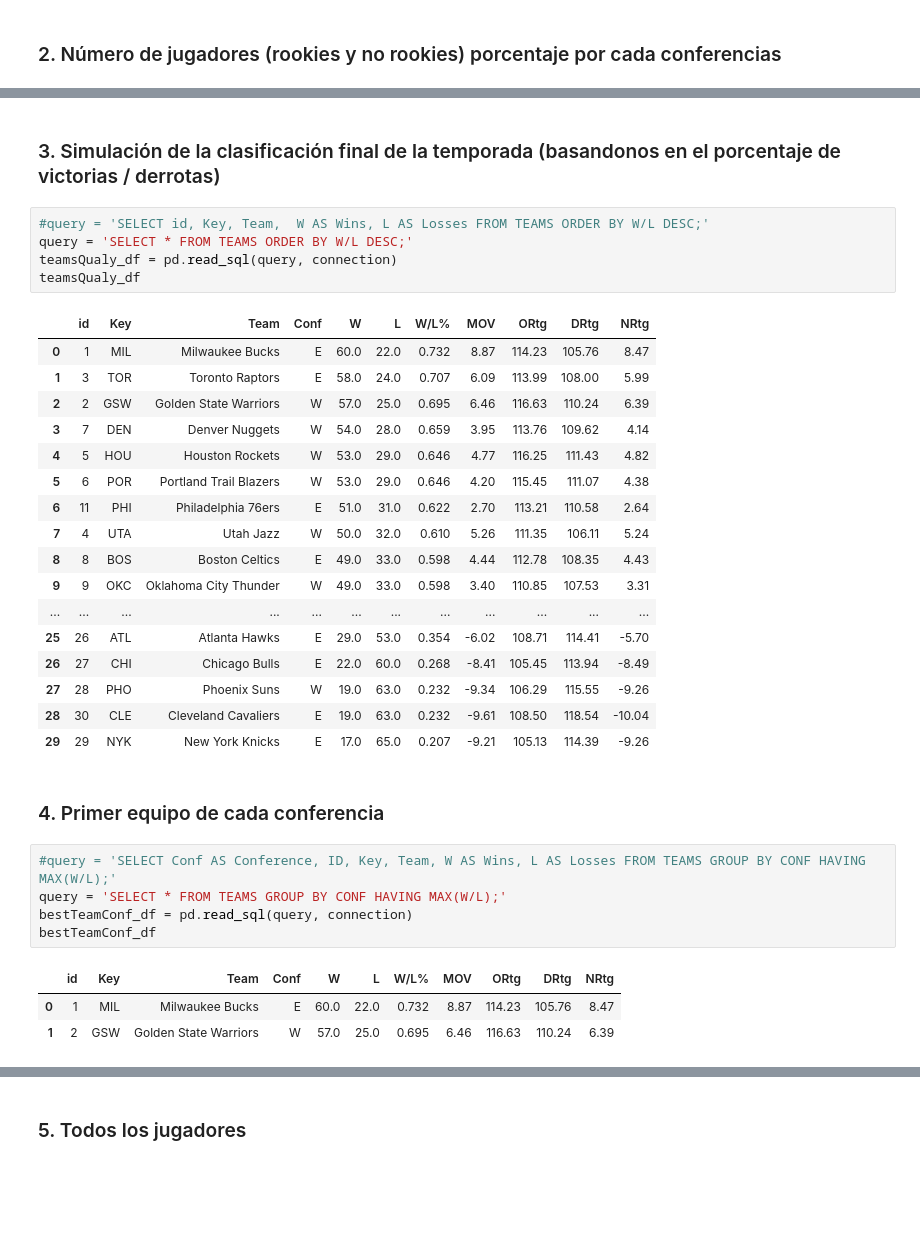
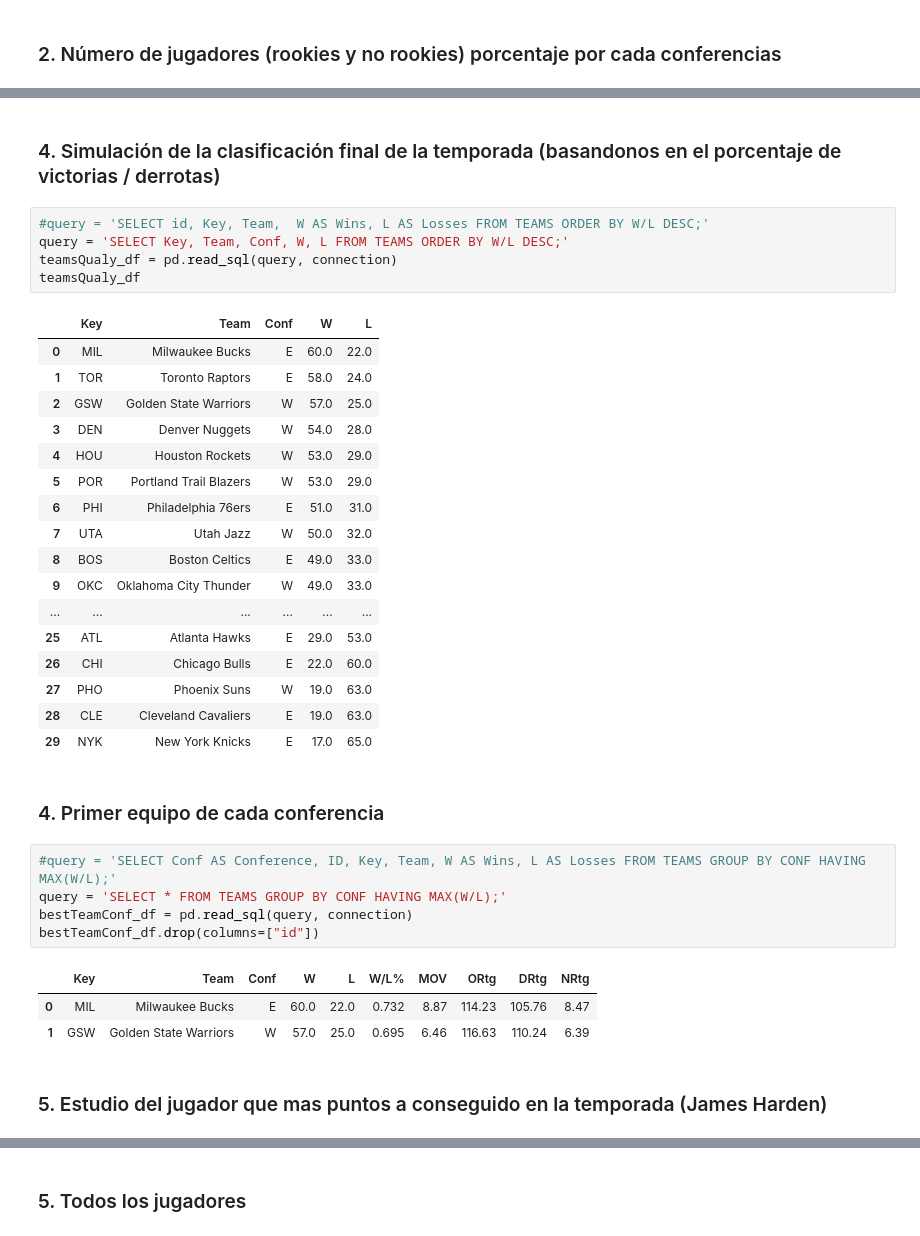
Before and after one commit to mapecode/nba-datawarehouse, a Jupyter notebook: Study.ipynb, the cells around one changed output, grey strips where cells are left out. Saved outputs shown, nothing was run; the diff lists cells and outputs as text; blank space fills up the shorter version.

```diff
--- a/Study.ipynb
+++ b/Study.ipynb
@@ -49,36 +64,38 @@ playersConf_df
 # %% [markdown]
-### 3. Simulación de la clasificación final de la temporada (basandonos en  el porcentaje de victorias / derrotas)
+### 4. Simulación de la clasificación final de la temporada (basandonos en  el porcentaje de victorias / derrotas)
 # %%
 #query = 'SELECT id, Key, Team,  W AS Wins, L AS Losses FROM TEAMS ORDER BY W/L DESC;'
-query = 'SELECT * FROM TEAMS ORDER BY W/L DESC;'
+query = 'SELECT Key, Team, Conf, W, L FROM TEAMS ORDER BY W/L DESC;'
 teamsQualy_df = pd.read_sql(query, connection)
 teamsQualy_df
 # %% [output]
-|  | id | Key | Team | Conf | W | L | W/L% | MOV | ORtg | DRtg | NRtg |
-| 0 | 1 | MIL | Milwaukee Bucks | E | 60.0 | 22.0 | 0.732 | 8.87 | 114.23 | 105.76 | 8.47 |
-| 1 | 3 | TOR | Toronto Raptors | E | 58.0 | 24.0 | 0.707 | 6.09 | 113.99 | 108.00 | 5.99 |
-| 2 | 2 | GSW | Golden State Warriors | W | 57.0 | 25.0 | 0.695 | 6.46 | 116.63 | 110.24 | 6.39 |
-| 3 | 7 | DEN | Denver Nuggets | W | 54.0 | 28.0 | 0.659 | 3.95 | 113.76 | 109.62 | 4.14 |
-| 4 | 5 | HOU | Houston Rockets | W | 53.0 | 29.0 | 0.646 | 4.77 | 116.25 | 111.43 | 4.82 |
-| 5 | 6 | POR | Portland Trail Blazers | W | 53.0 | 29.0 | 0.646 | 4.20 | 115.45 | 111.07 | 4.38 |
-| 6 | 11 | PHI | Philadelphia 76ers | E | 51.0 | 31.0 | 0.622 | 2.70 | 113.21 | 110.58 | 2.64 |
-| 7 | 4 | UTA | Utah Jazz | W | 50.0 | 32.0 | 0.610 | 5.26 | 111.35 | 106.11 | 5.24 |
-| 8 | 8 | BOS | Boston Celtics | E | 49.0 | 33.0 | 0.598 | 4.44 | 112.78 | 108.35 | 4.43 |
-| 9 | 9 | OKC | Oklahoma City Thunder | W | 49.0 | 33.0 | 0.598 | 3.40 | 110.85 | 107.53 | 3.31 |
-| ... | ... | ... | ... | ... | ... | ... | ... | ... | ... | ... | ... |
-| 25 | 26 | ATL | Atlanta Hawks | E | 29.0 | 53.0 | 0.354 | -6.02 | 108.71 | 114.41 | -5.70 |
-| 26 | 27 | CHI | Chicago Bulls | E | 22.0 | 60.0 | 0.268 | -8.41 | 105.45 | 113.94 | -8.49 |
-| 27 | 28 | PHO | Phoenix Suns | W | 19.0 | 63.0 | 0.232 | -9.34 | 106.29 | 115.55 | -9.26 |
-| 28 | 30 | CLE | Cleveland Cavaliers | E | 19.0 | 63.0 | 0.232 | -9.61 | 108.50 | 118.54 | -10.04 |
-| 29 | 29 | NYK | New York Knicks | E | 17.0 | 65.0 | 0.207 | -9.21 | 105.13 | 114.39 | -9.26 |
+|  | Key | Team | Conf | W | L |
+| 0 | MIL | Milwaukee Bucks | E | 60.0 | 22.0 |
+| 1 | TOR | Toronto Raptors | E | 58.0 | 24.0 |
+| 2 | GSW | Golden State Warriors | W | 57.0 | 25.0 |
+| 3 | DEN | Denver Nuggets | W | 54.0 | 28.0 |
+| 4 | HOU | Houston Rockets | W | 53.0 | 29.0 |
+| 5 | POR | Portland Trail Blazers | W | 53.0 | 29.0 |
+| 6 | PHI | Philadelphia 76ers | E | 51.0 | 31.0 |
+| 7 | UTA | Utah Jazz | W | 50.0 | 32.0 |
+| 8 | BOS | Boston Celtics | E | 49.0 | 33.0 |
+| 9 | OKC | Oklahoma City Thunder | W | 49.0 | 33.0 |
+| ... | ... | ... | ... | ... | ... |
+| 25 | ATL | Atlanta Hawks | E | 29.0 | 53.0 |
+| 26 | CHI | Chicago Bulls | E | 22.0 | 60.0 |
+| 27 | PHO | Phoenix Suns | W | 19.0 | 63.0 |
+| 28 | CLE | Cleveland Cavaliers | E | 19.0 | 63.0 |
+| 29 | NYK | New York Knicks | E | 17.0 | 65.0 |
 # %% [markdown]
 ### 4. Primer equipo de cada conferencia
 # %%
 #query = 'SELECT Conf AS Conference, ID, Key, Team, W AS Wins, L AS Losses FROM TEAMS GROUP BY CONF HAVING MAX(W/L);'
 query = 'SELECT * FROM TEAMS GROUP BY CONF HAVING MAX(W/L);'
 bestTeamConf_df = pd.read_sql(query, connection)
-bestTeamConf_df
+bestTeamConf_df.drop(columns=["id"])
 # %% [output]
-|  | id | Key | Team | Conf | W | L | W/L% | MOV | ORtg | DRtg | NRtg |
-| 0 | 1 | MIL | Milwaukee Bucks | E | 60.0 | 22.0 | 0.732 | 8.87 | 114.23 | 105.76 | 8.47 |
-| 1 | 2 | GSW | Golden State Warriors | W | 57.0 | 25.0 | 0.695 | 6.46 | 116.63 | 110.24 | 6.39 |
+|  | Key | Team | Conf | W | L | W/L% | MOV | ORtg | DRtg | NRtg |
+| 0 | MIL | Milwaukee Bucks | E | 60.0 | 22.0 | 0.732 | 8.87 | 114.23 | 105.76 | 8.47 |
+| 1 | GSW | Golden State Warriors | W | 57.0 | 25.0 | 0.695 | 6.46 | 116.63 | 110.24 | 6.39 |
+# %% [markdown]
+### 5. Estudio del jugador que mas puntos a conseguido en la temporada (James Harden)
```
Also changed, not shown: parts of 15 cells of this notebook, 1 other file.
